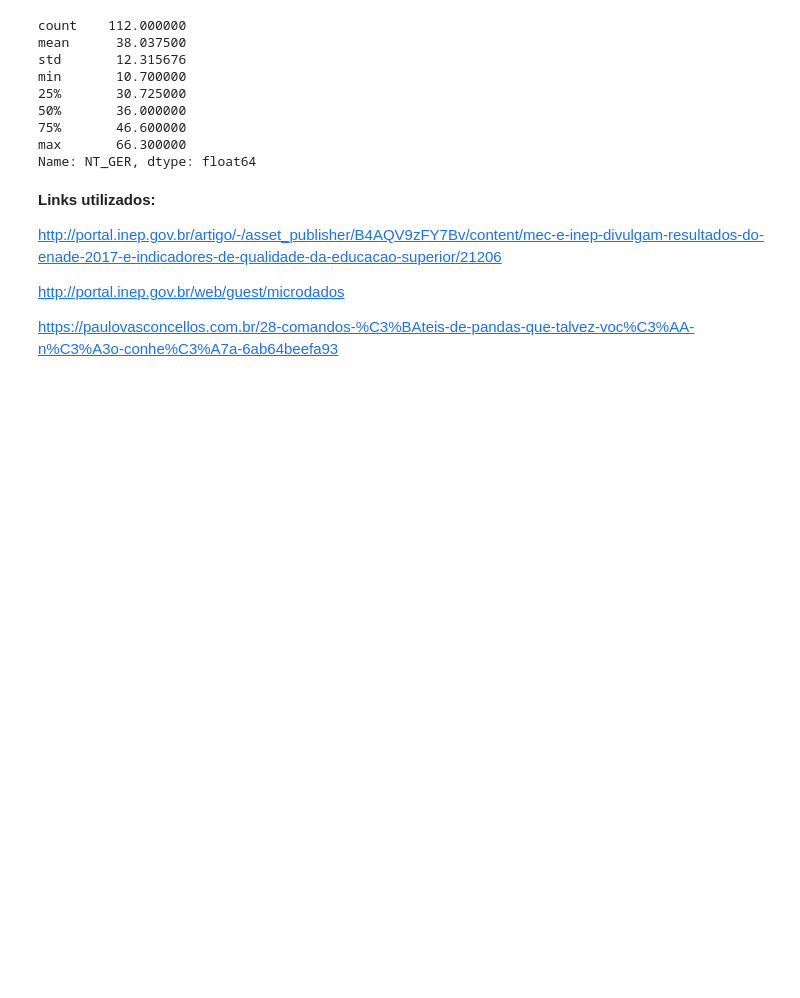
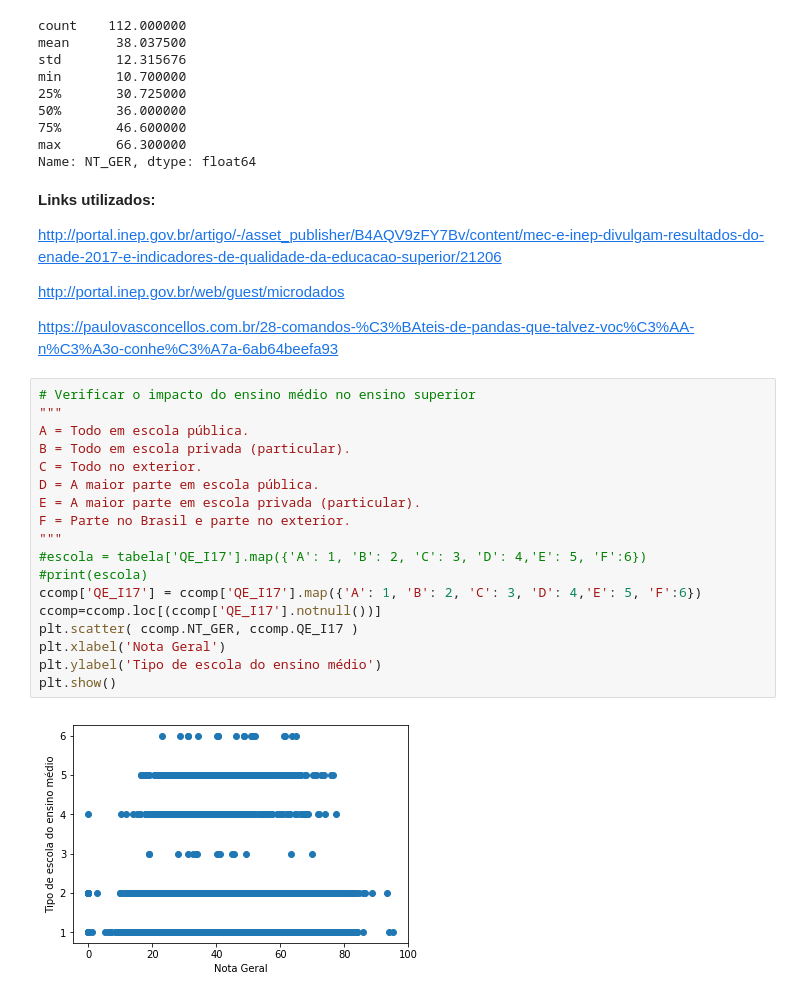
Before and after one commit to BrenoPeixotobr/topicosic, a Jupyter notebook: trabalho_aula5/aula5.ipynb, the cells around one changed output. Drawn from its saved outputs; the diff is of its cells as text; blank space fills up the shorter version.

Commit message:
Adicionado gráfico da nota geral x tipo de escola

```diff
--- a/trabalho_aula5/aula5.ipynb
+++ b/trabalho_aula5/aula5.ipynb
@@ -308,3 +311,23 @@ http://portal.inep.gov.br/artigo/-/asset_publisher/B4AQV9zFY7Bv/content/mec-e-in
 http://portal.inep.gov.br/web/guest/microdados
 
 https://paulovasconcellos.com.br/28-comandos-%C3%BAteis-de-pandas-que-talvez-voc%C3%AA-n%C3%A3o-conhe%C3%A7a-6ab64beefa93
+# %%
+# Verificar o impacto do ensino médio no ensino superior
+"""
+A = Todo em escola pública.
+B = Todo em escola privada (particular).
+C = Todo no exterior.
+D = A maior parte em escola pública.
+E = A maior parte em escola privada (particular).
+F = Parte no Brasil e parte no exterior.
+"""
+#escola = tabela['QE_I17'].map({'A': 1, 'B': 2, 'C': 3, 'D': 4,'E': 5, 'F':6})
+#print(escola)
+ccomp['QE_I17'] = ccomp['QE_I17'].map({'A': 1, 'B': 2, 'C': 3, 'D': 4,'E': 5, 'F':6})
+ccomp=ccomp.loc[(ccomp['QE_I17'].notnull())]
+plt.scatter( ccomp.NT_GER, ccomp.QE_I17 )
+plt.xlabel('Nota Geral')
+plt.ylabel('Tipo de escola do ensino médio')
+plt.show()
+# %% [output]
+[figure, added]
```
Also changed, not shown: parts of 5 cells of this notebook.
